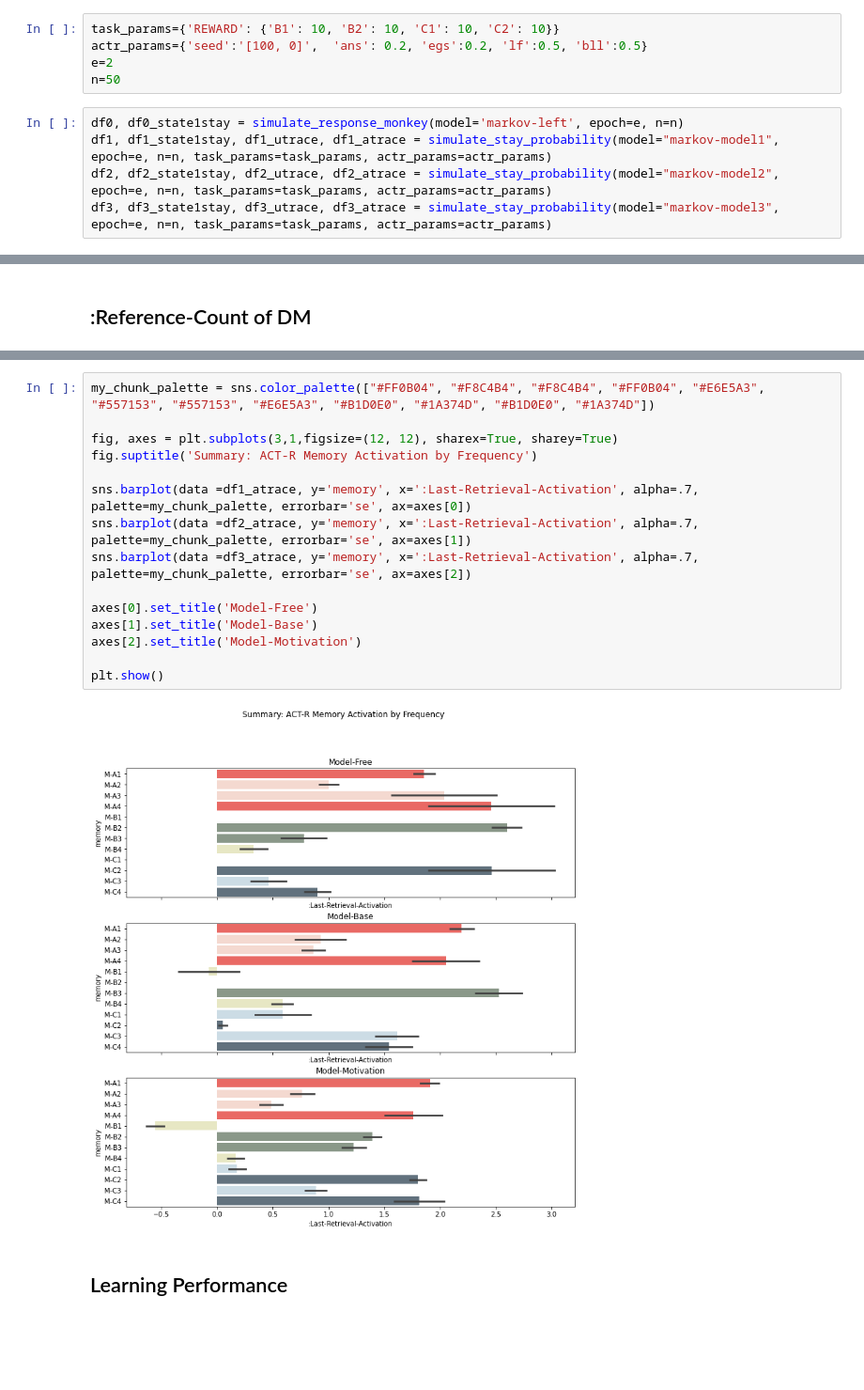
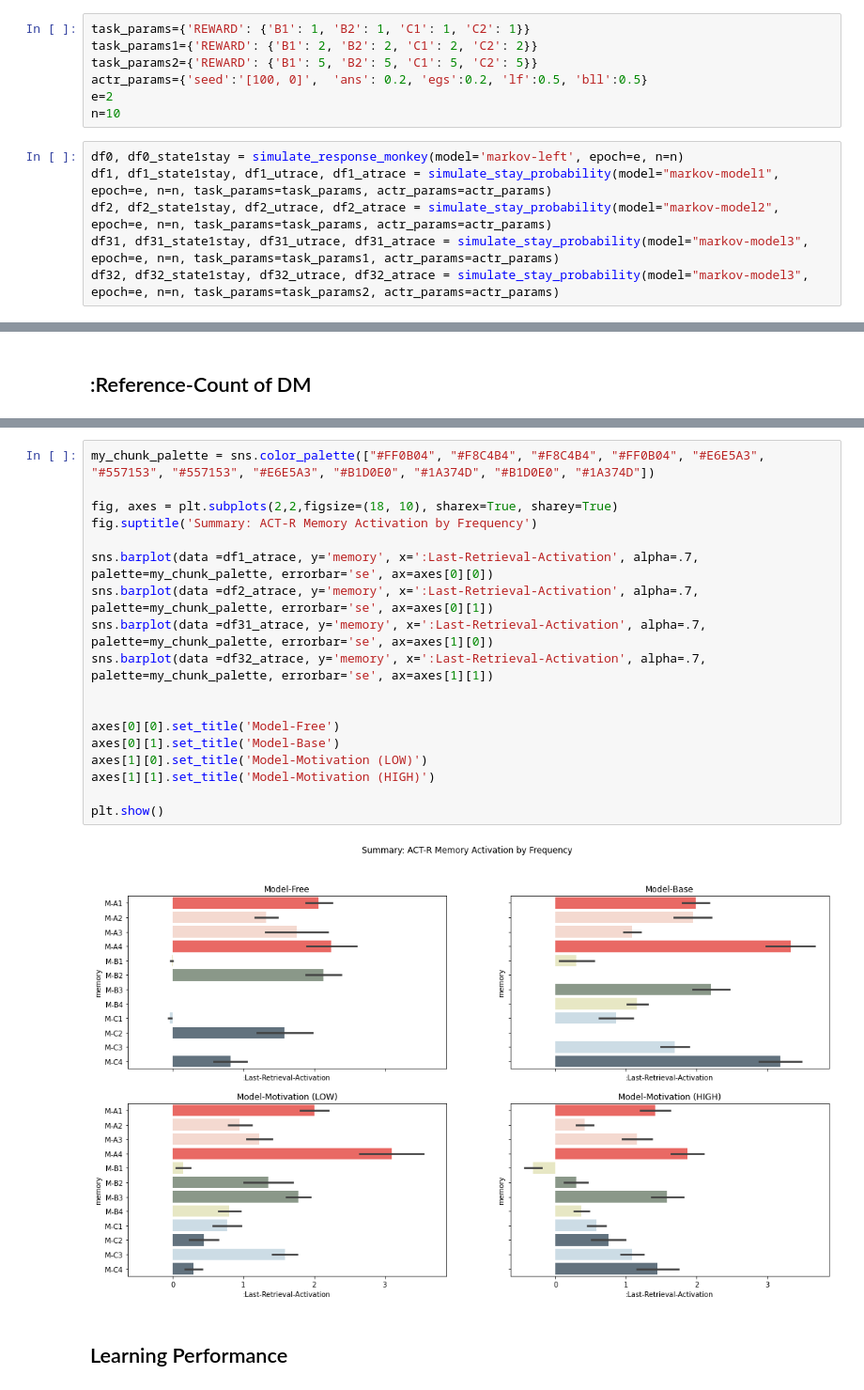
Before and after one commit to yangyuxue2333/ACTR-MarkovTask, a Jupyter notebook: analysis/compare_models.ipynb, the cells around one changed output, grey strips where cells are left out. Shown at 94% size. Cells and saved outputs as stored; diff of their text form; blank space fills up the shorter version.

```diff
--- a/analysis/compare_models.ipynb
+++ b/analysis/compare_models.ipynb
@@ -132,15 +132,18 @@ def df_behavior(m):
     df['optimal_response_sum'] = df.apply(lambda x:x['state1_response']=='f' and x['state2_response']=='k', axis=1).cumsum()
     return df
 # %%
-task_params={'REWARD': {'B1': 10, 'B2': 10, 'C1': 10, 'C2': 10}}
+task_params={'REWARD': {'B1': 1, 'B2': 1, 'C1': 1, 'C2': 1}}
+task_params1={'REWARD': {'B1': 2, 'B2': 2, 'C1': 2, 'C2': 2}}
+task_params2={'REWARD': {'B1': 5, 'B2': 5, 'C1': 5, 'C2': 5}}
 actr_params={'seed':'[100, 0]',  'ans': 0.2, 'egs':0.2, 'lf':0.5, 'bll':0.5}
 e=2
-n=50
+n=10
 # %%
 df0, df0_state1stay = simulate_response_monkey(model='markov-left', epoch=e, n=n)
 df1, df1_state1stay, df1_utrace, df1_atrace = simulate_stay_probability(model="markov-model1", epoch=e, n=n, task_params=task_params, actr_params=actr_params)
 df2, df2_state1stay, df2_utrace, df2_atrace = simulate_stay_probability(model="markov-model2", epoch=e, n=n, task_params=task_params, actr_params=actr_params)
-df3, df3_state1stay, df3_utrace, df3_atrace = simulate_stay_probability(model="markov-model3", epoch=e, n=n, task_params=task_params, actr_params=actr_params)
+df31, df31_state1stay, df31_utrace, df31_atrace = simulate_stay_probability(model="markov-model3", epoch=e, n=n, task_params=task_params1, actr_params=actr_params)
+df32, df32_state1stay, df32_utrace, df32_atrace = simulate_stay_probability(model="markov-model3", epoch=e, n=n, task_params=task_params2, actr_params=actr_params)
 # %% [output]
 ######### SETUP MODEL markov-left #########
 {'MARKOV_PROBABILITY': 0.7, 'REWARD_PROBABILITY': {'B1': 0.1, 'B2': 0.7, 'C1': 0.2, 'C2': 0.4}, 'REWARD': {'B1': 2, 'B2': 2, 'C1': 2, 'C2': 2}}
@@ -387,20 +471,23 @@ plt.show()
 # %%
 my_chunk_palette = sns.color_palette(["#FF0B04", "#F8C4B4", "#F8C4B4", "#FF0B04", "#E6E5A3", "#557153", "#557153", "#E6E5A3", "#B1D0E0", "#1A374D", "#B1D0E0", "#1A374D"])
 
-fig, axes = plt.subplots(3,1,figsize=(12, 12), sharex=True, sharey=True)
+fig, axes = plt.subplots(2,2,figsize=(18, 10), sharex=True, sharey=True)
 fig.suptitle('Summary: ACT-R Memory Activation by Frequency')
 
-sns.barplot(data =df1_atrace, y='memory', x=':Last-Retrieval-Activation', alpha=.7, palette=my_chunk_palette, errorbar='se', ax=axes[0])
-sns.barplot(data =df2_atrace, y='memory', x=':Last-Retrieval-Activation', alpha=.7, palette=my_chunk_palette, errorbar='se', ax=axes[1])
-sns.barplot(data =df3_atrace, y='memory', x=':Last-Retrieval-Activation', alpha=.7, palette=my_chunk_palette, errorbar='se', ax=axes[2])
+sns.barplot(data =df1_atrace, y='memory', x=':Last-Retrieval-Activation', alpha=.7, palette=my_chunk_palette, errorbar='se', ax=axes[0][0])
+sns.barplot(data =df2_atrace, y='memory', x=':Last-Retrieval-Activation', alpha=.7, palette=my_chunk_palette, errorbar='se', ax=axes[0][1])
+sns.barplot(data =df31_atrace, y='memory', x=':Last-Retrieval-Activation', alpha=.7, palette=my_chunk_palette, errorbar='se', ax=axes[1][0])
+sns.barplot(data =df32_atrace, y='memory', x=':Last-Retrieval-Activation', alpha=.7, palette=my_chunk_palette, errorbar='se', ax=axes[1][1])
 
-axes[0].set_title('Model-Free')
-axes[1].set_title('Model-Base')
-axes[2].set_title('Model-Motivation')
+
+axes[0][0].set_title('Model-Free')
+axes[0][1].set_title('Model-Base')
+axes[1][0].set_title('Model-Motivation (LOW)')
+axes[1][1].set_title('Model-Motivation (HIGH)')
 
 plt.show()
 # %% [output]
-[figure, old version]
+[figure, new version]
 # %% [markdown]
 ## Learning Performance
 # %%
```
Also changed, not shown: parts of 11 cells of this notebook.
